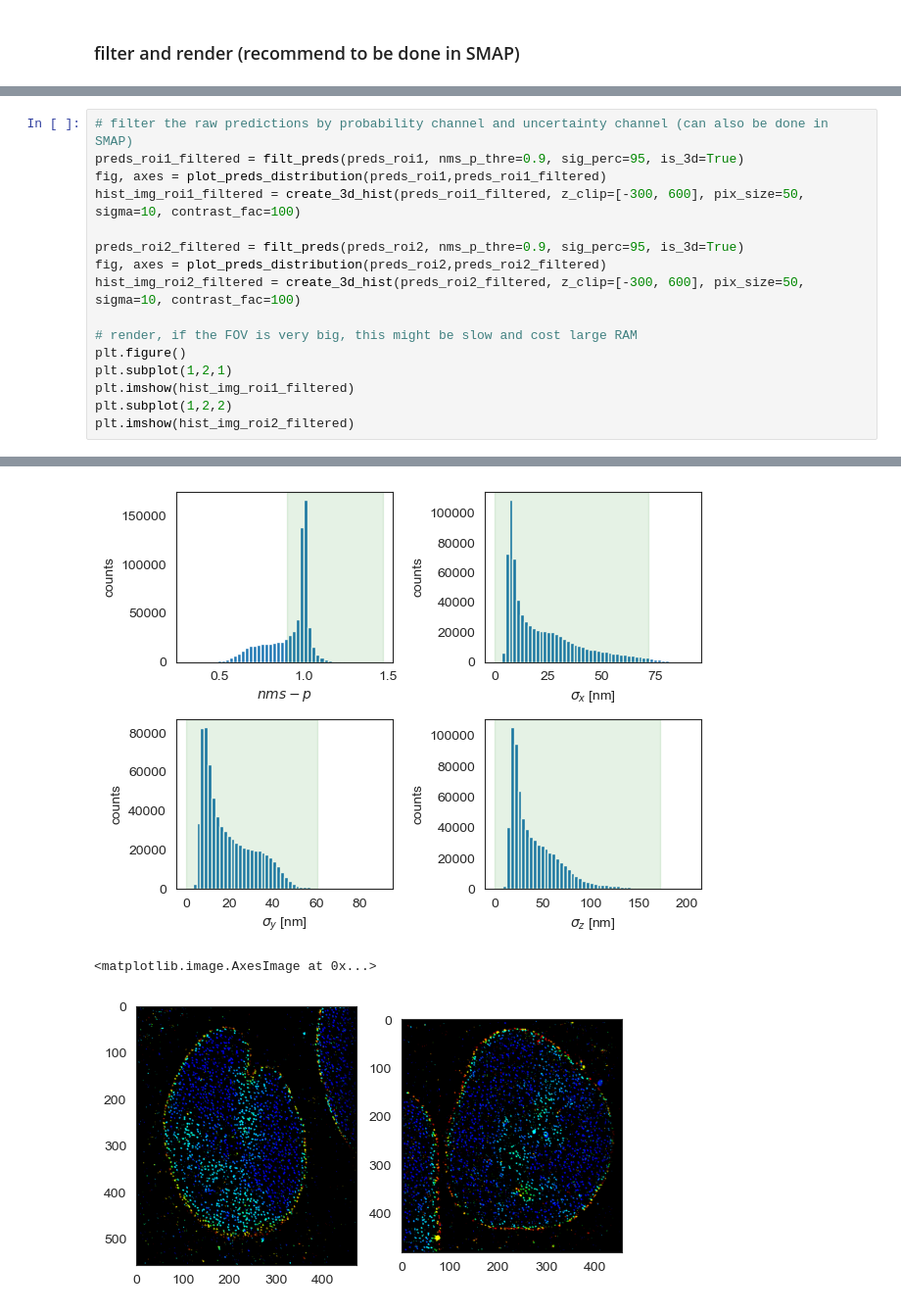
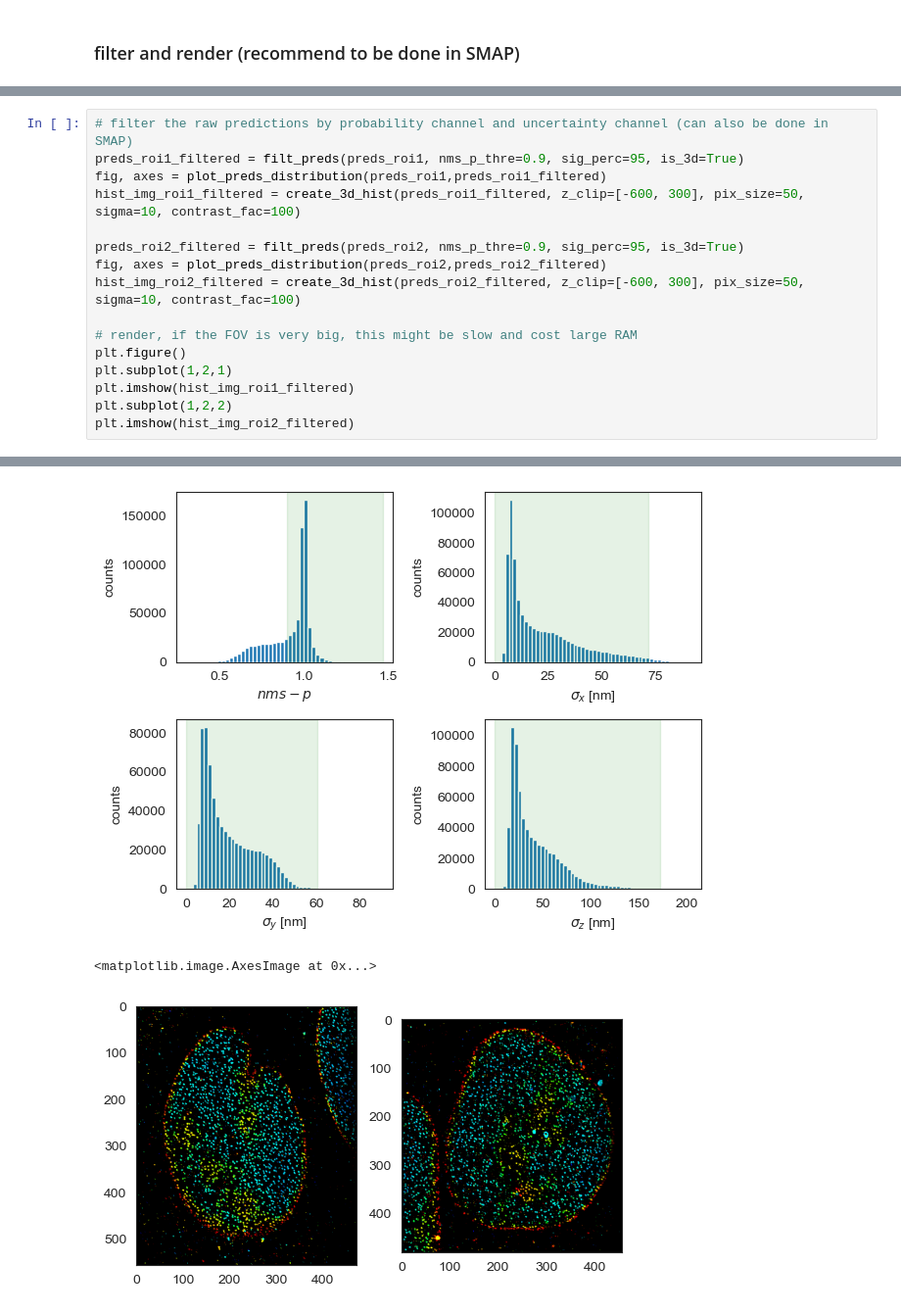
Before and after one commit to Li-Lab-SUSTech/FD-DeepLoc, a Jupyter notebook: Field Dependent PSF Learning/demo_notebooks/demo5_FD_in-situ_astig_NPC/demo5_inference.ipynb, the cells around one changed output, grey strips where cells are left out. Shown at 98% size. Cells and saved outputs as stored; diff of their text form.

```diff
--- a/Field Dependent PSF Learning/demo_notebooks/demo5_FD_in-situ_astig_NPC/demo5_inference.ipynb
+++ b/Field Dependent PSF Learning/demo_notebooks/demo5_FD_in-situ_astig_NPC/demo5_inference.ipynb
@@ -164,21 +164,21 @@ plt.imshow(hist_img_roi2)
 # %%
 # filter the raw predictions by probability channel and uncertainty channel (can also be done in SMAP)
 preds_roi1_filtered = filt_preds(preds_roi1, nms_p_thre=0.9, sig_perc=95, is_3d=True)
 fig, axes = plot_preds_distribution(preds_roi1,preds_roi1_filtered)
-hist_img_roi1_filtered = create_3d_hist(preds_roi1_filtered, z_clip=[-300, 600], pix_size=50, sigma=10, contrast_fac=100)
+hist_img_roi1_filtered = create_3d_hist(preds_roi1_filtered, z_clip=[-600, 300], pix_size=50, sigma=10, contrast_fac=100)
 
 preds_roi2_filtered = filt_preds(preds_roi2, nms_p_thre=0.9, sig_perc=95, is_3d=True)
 fig, axes = plot_preds_distribution(preds_roi2,preds_roi2_filtered)
-hist_img_roi2_filtered = create_3d_hist(preds_roi2_filtered, z_clip=[-300, 600], pix_size=50, sigma=10, contrast_fac=100)
+hist_img_roi2_filtered = create_3d_hist(preds_roi2_filtered, z_clip=[-600, 300], pix_size=50, sigma=10, contrast_fac=100)
 
 # render, if the FOV is very big, this might be slow and cost large RAM
 plt.figure()
 plt.subplot(1,2,1)
 plt.imshow(hist_img_roi1_filtered)
 plt.subplot(1,2,2)
 plt.imshow(hist_img_roi2_filtered)
 # %% [output]
 [figure]
 [figure]
 <matplotlib.image.AxesImage at 0x...>
-[figure, old version]
+[figure, new version]
```
Also changed, not shown: parts of 1 cell of this notebook.
